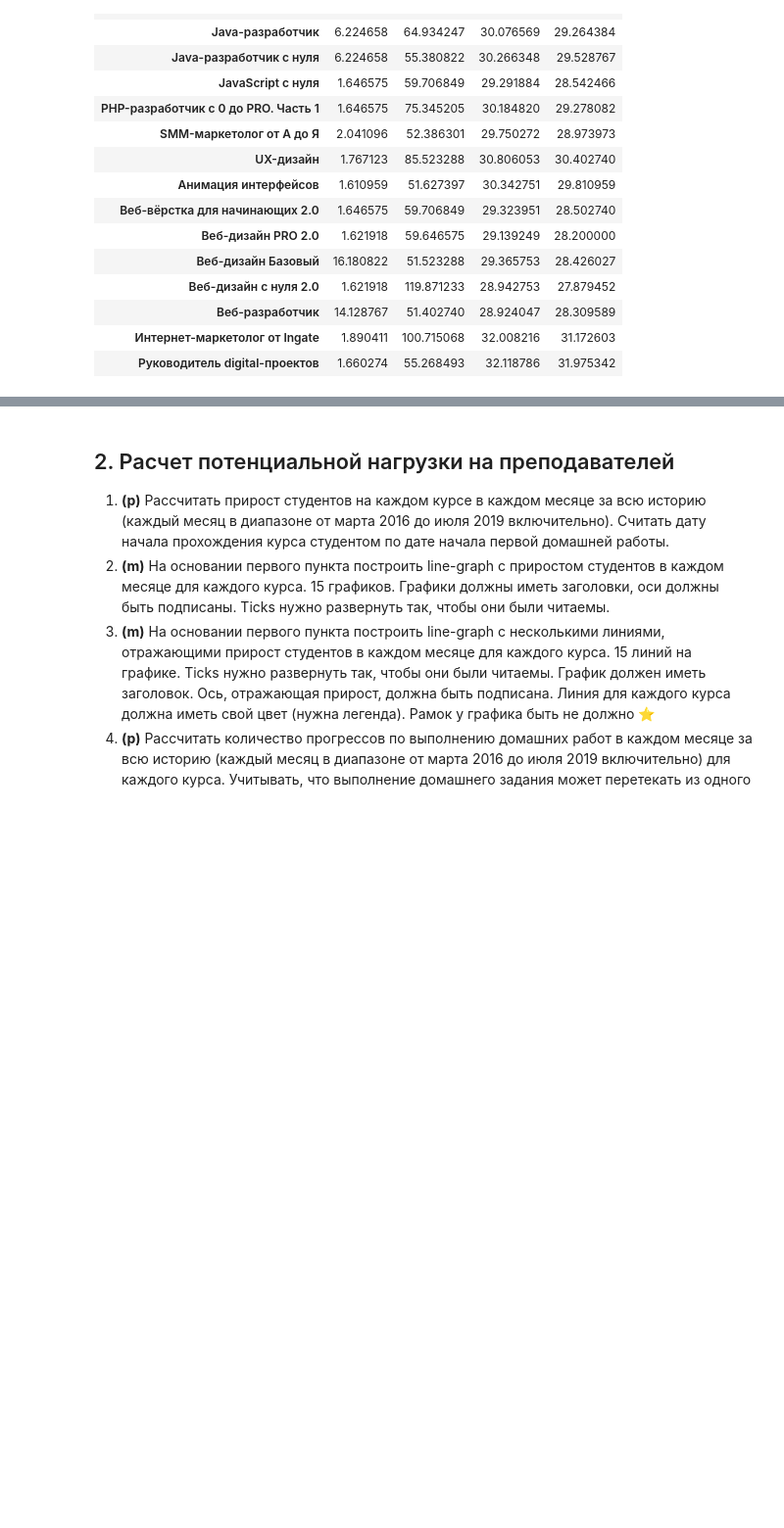
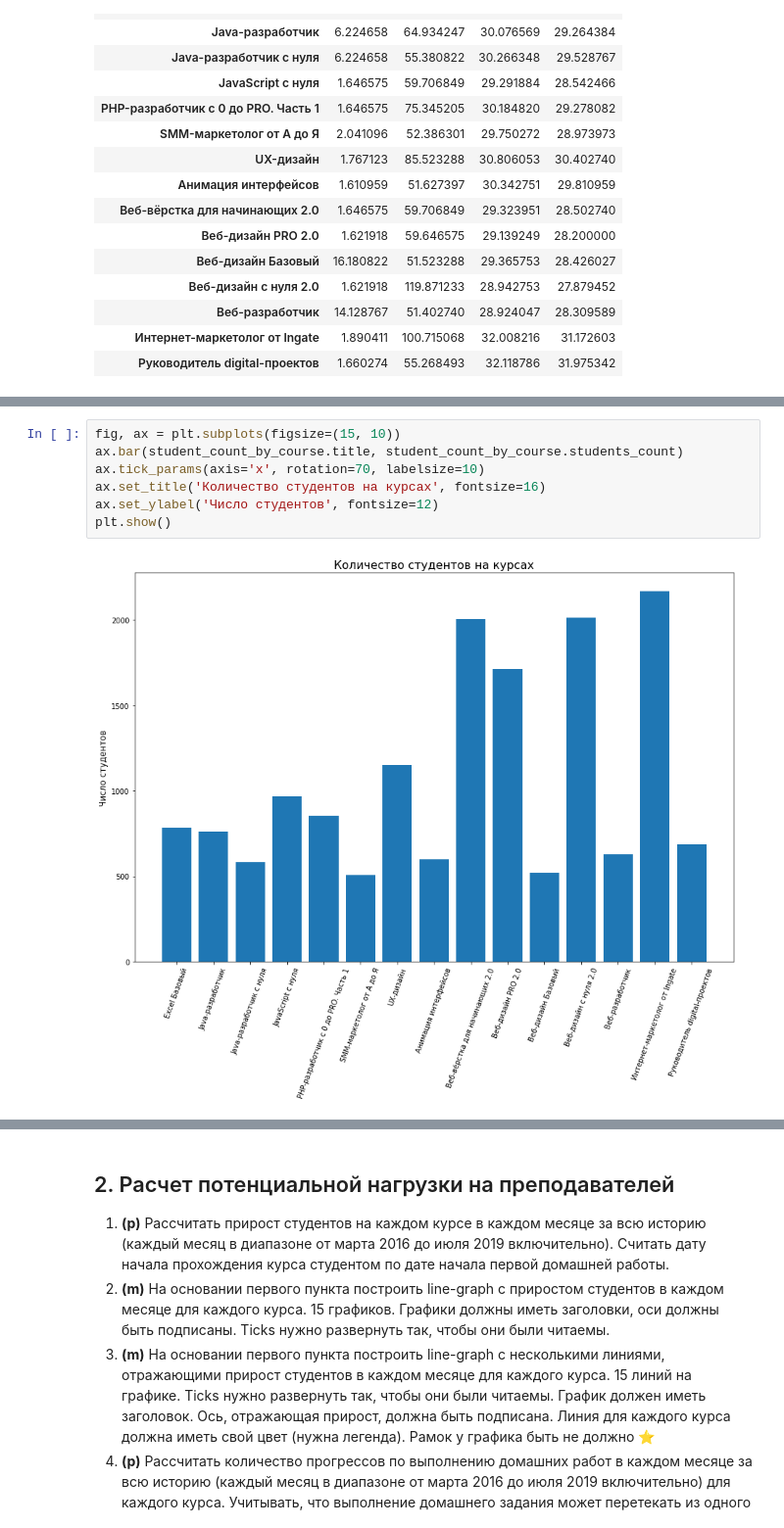
Before and after one commit to vegorovmsk/skillbox_ds_analytics_project_1, a Jupyter notebook: Coursework_analytics_1.ipynb, the cells around one changed output, grey strips where cells are left out. Shown: that part at 98% size. Saved outputs shown, nothing was run; the diff lists cells and outputs as text; blank space fills up the shorter version.

Commit message:
Plot first bar

```diff
--- a/Coursework_analytics_1.ipynb
+++ b/Coursework_analytics_1.ipynb
@@ -507,0 +514,9 @@ ages_by_courses
+# %%
+fig, ax = plt.subplots(figsize=(15, 10))
+ax.bar(student_count_by_course.title, student_count_by_course.students_count)
+ax.tick_params(axis='x', rotation=70, labelsize=10)
+ax.set_title('Количество студентов на курсах', fontsize=16)
+ax.set_ylabel('Число студентов', fontsize=12)
+plt.show()
+# %% [output]
+[figure, added]
```
Also changed, not shown: parts of 4 cells of this notebook.
